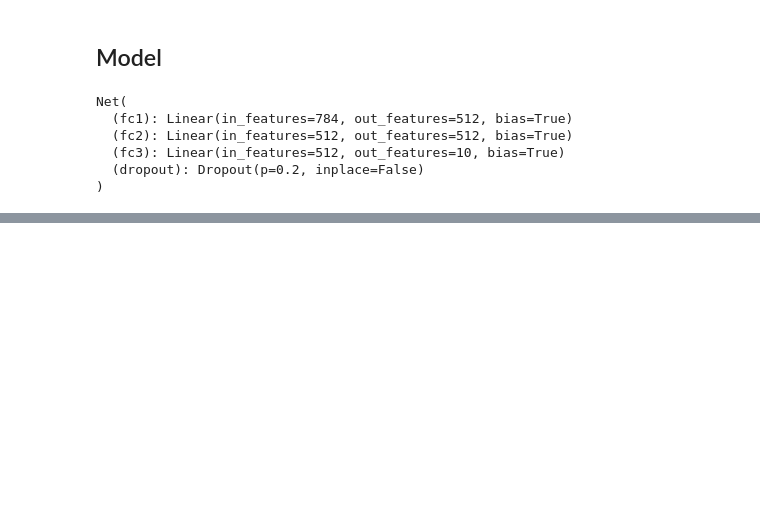
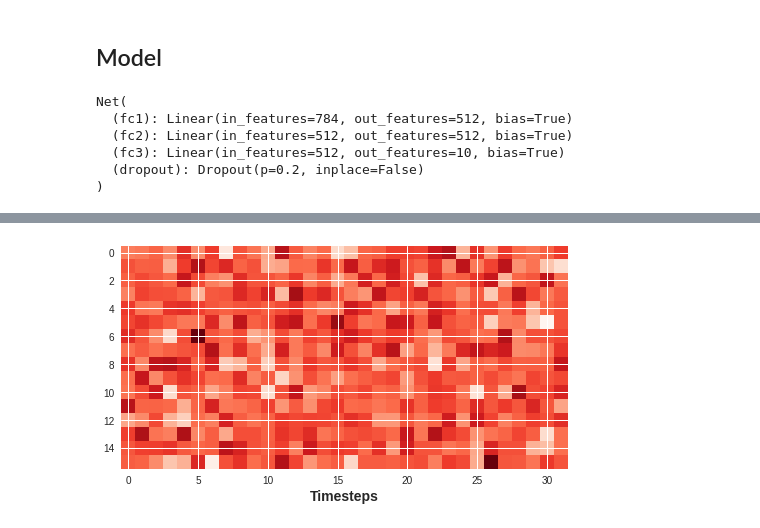
Before and after one commit to wlg1/analogous_neuron_circuit_expms, a Jupyter notebook: MNIST_1_vs_7.ipynb, the cells around one changed output, grey strips where cells are left out. Cells and saved outputs as stored; diff of their text form; code cells hidden in the pictures; blank space fills up the shorter version.

```diff
--- a/MNIST_1_vs_7.ipynb
+++ b/MNIST_1_vs_7.ipynb
@@ -283,0 +470,10 @@ Epoch: 12       Training Loss: 0.015784         Validation Loss: 0.006770
+# %%
+from matplotlib.pyplot import figure
+import matplotlib.pyplot as plt
+import matplotlib as mpl
+mpl.style.use('seaborn')
+plt.imshow(img, cmap='Reds')
+plt.xlabel('Timesteps', weight='bold', fontsize=14)
+plt.show()
+# %% [output]
+[figure, added]
```
Also changed, not shown: parts of 90 cells of this notebook.
